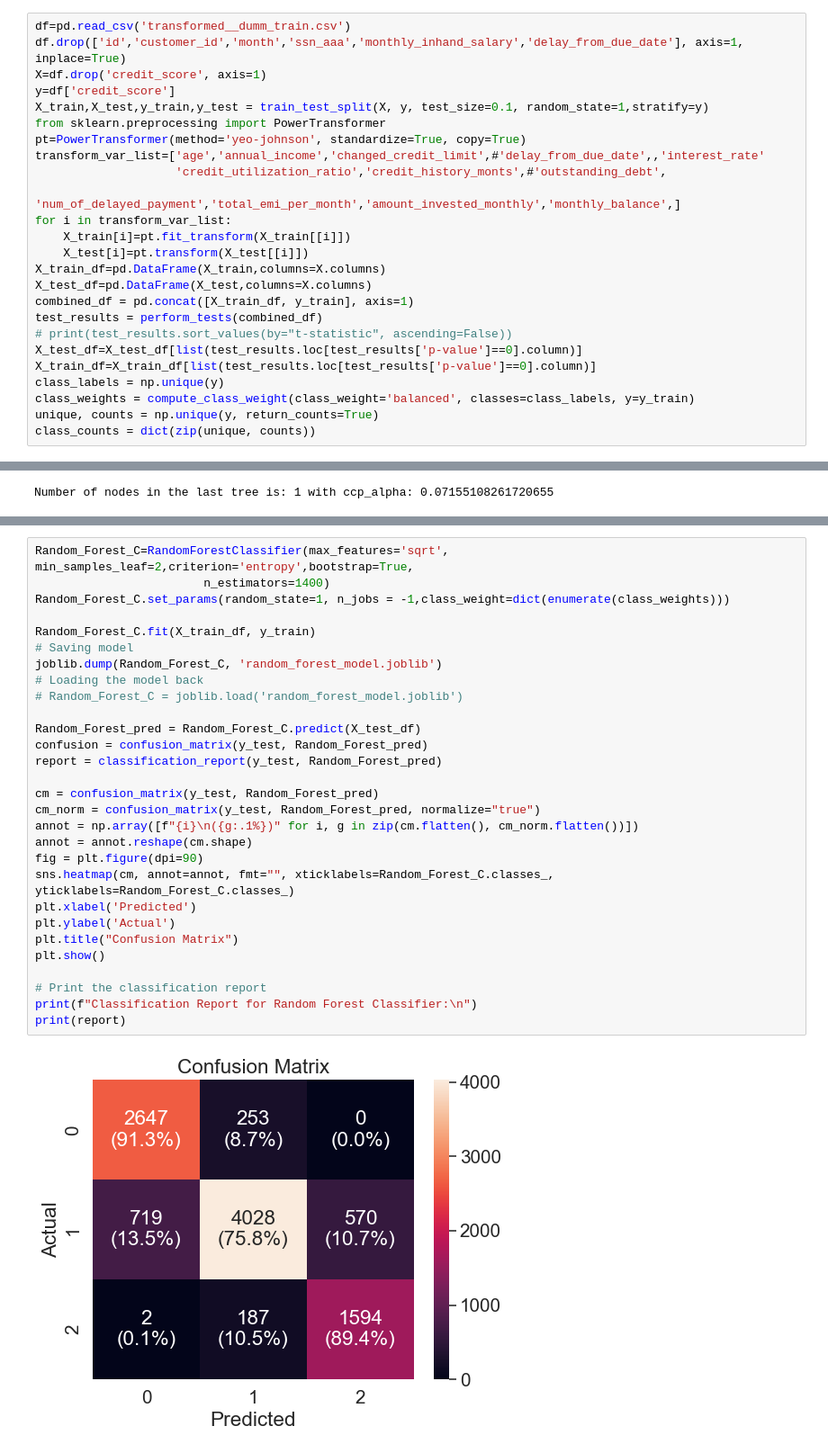
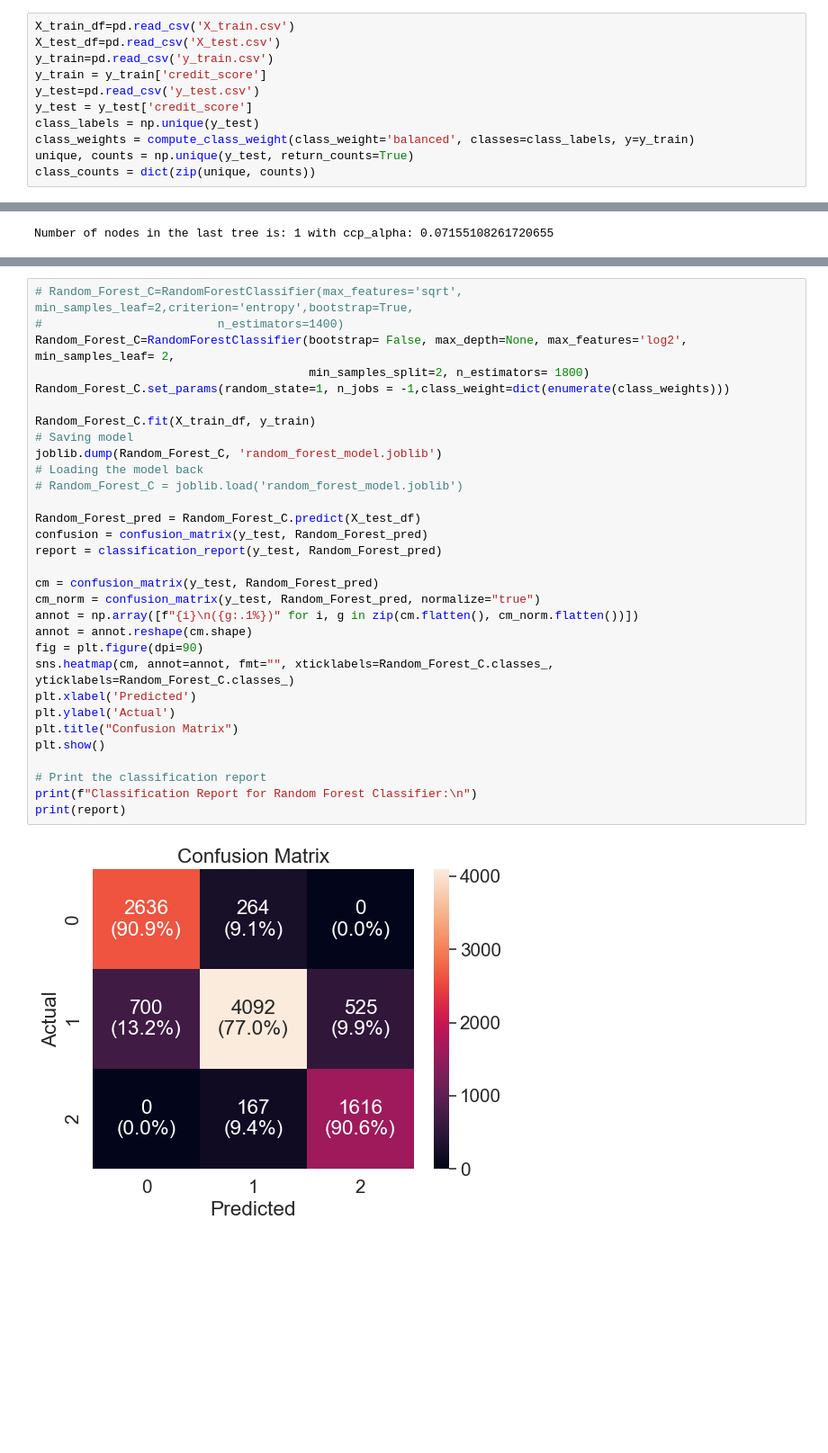
Before and after one commit to IlyaElper/-ML_Regulation, a Jupyter notebook: random forest model.ipynb, the cells around one changed output, grey strips where cells are left out. Shown at 90% size. Saved outputs shown, nothing was run; the diff lists cells and outputs as text; blank space fills up the shorter version.

```diff
--- a/random forest model.ipynb
+++ b/random forest model.ipynb
@@ -51,28 +30,14 @@ def perform_tests(df):
-# %%
-df=pd.read_csv('transformed__dumm_train.csv')
-df.drop(['id','customer_id','month','ssn_aaa','monthly_inhand_salary','delay_from_due_date'], axis=1, inplace=True)
-X=df.drop('credit_score', axis=1)
-y=df['credit_score']
-X_train,X_test,y_train,y_test = train_test_split(X, y, test_size=0.1, random_state=1,stratify=y)
-from sklearn.preprocessing import PowerTransformer
-pt=PowerTransformer(method='yeo-johnson', standardize=True, copy=True)
-transform_var_list=['age','annual_income','changed_credit_limit',#'delay_from_due_date',,'interest_rate'
-                    'credit_utilization_ratio','credit_history_monts',#'outstanding_debt',
-                    'num_of_delayed_payment','total_emi_per_month','amount_invested_monthly','monthly_balance',]
-for i in transform_var_list:
-    X_train[i]=pt.fit_transform(X_train[[i]])
-    X_test[i]=pt.transform(X_test[[i]])
-X_train_df=pd.DataFrame(X_train,columns=X.columns)
-X_test_df=pd.DataFrame(X_test,columns=X.columns)
-combined_df = pd.concat([X_train_df, y_train], axis=1)
-test_results = perform_tests(combined_df)
-# print(test_results.sort_values(by="t-statistic", ascending=False))
-X_test_df=X_test_df[list(test_results.loc[test_results['p-value']==0].column)]
-X_train_df=X_train_df[list(test_results.loc[test_results['p-value']==0].column)]
-class_labels = np.unique(y)
-class_weights = compute_class_weight(class_weight='balanced', classes=class_labels, y=y_train)
-unique, counts = np.unique(y, return_counts=True)
-class_counts = dict(zip(unique, counts))
+# %%
+X_train_df=pd.read_csv('X_train.csv')
+X_test_df=pd.read_csv('X_test.csv')
+y_train=pd.read_csv('y_train.csv')
+y_train = y_train['credit_score']
+y_test=pd.read_csv('y_test.csv')
+y_test = y_test['credit_score']
+class_labels = np.unique(y_test)
+class_weights = compute_class_weight(class_weight='balanced', classes=class_labels, y=y_train)
+unique, counts = np.unique(y_test, return_counts=True)
+class_counts = dict(zip(unique, counts))
 # %%
 # from imblearn.over_sampling import SMOTE
 # smapling_strateqy={key:int(value*1.2) for key,value in class_counts.items()}
@@ -138,36 +103,38 @@ Number of nodes in the last tree is: 1 with ccp_alpha: 0.07155108261720655
 # %% [output]
 [figure]
 # %%
-Random_Forest_C=RandomForestClassifier(max_features='sqrt', min_samples_leaf=2,criterion='entropy',bootstrap=True,
-                        n_estimators=1400)
+# Random_Forest_C=RandomForestClassifier(max_features='sqrt', min_samples_leaf=2,criterion='entropy',bootstrap=True,
+#                         n_estimators=1400)
+Random_Forest_C=RandomForestClassifier(bootstrap= False, max_depth=None, max_features='log2', min_samples_leaf= 2,
+                                       min_samples_split=2, n_estimators= 1800)
 Random_Forest_C.set_params(random_state=1, n_jobs = -1,class_weight=dict(enumerate(class_weights)))
 
 Random_Forest_C.fit(X_train_df, y_train)
 # Saving model
 joblib.dump(Random_Forest_C, 'random_forest_model.joblib')
 # Loading the model back
 # Random_Forest_C = joblib.load('random_forest_model.joblib')
 
 Random_Forest_pred = Random_Forest_C.predict(X_test_df)
 confusion = confusion_matrix(y_test, Random_Forest_pred)
 report = classification_report(y_test, Random_Forest_pred)
 
 cm = confusion_matrix(y_test, Random_Forest_pred)
 cm_norm = confusion_matrix(y_test, Random_Forest_pred, normalize="true")
 annot = np.array([f"{i}\n({g:.1%})" for i, g in zip(cm.flatten(), cm_norm.flatten())])
 annot = annot.reshape(cm.shape)
 fig = plt.figure(dpi=90)
 sns.heatmap(cm, annot=annot, fmt="", xticklabels=Random_Forest_C.classes_, yticklabels=Random_Forest_C.classes_)
 plt.xlabel('Predicted')
 plt.ylabel('Actual')
 plt.title("Confusion Matrix")
 plt.show()
 
 # Print the classification report
 print(f"Classification Report for Random Forest Classifier:\n")
 print(report)
 # %% [output]
-[figure, old version]
+[figure, new version]
 Classification Report for Random Forest Classifier:
 
               precision    recall  f1-score   support
```
Also changed, not shown: parts of 5 cells of this notebook, 7 other files.
